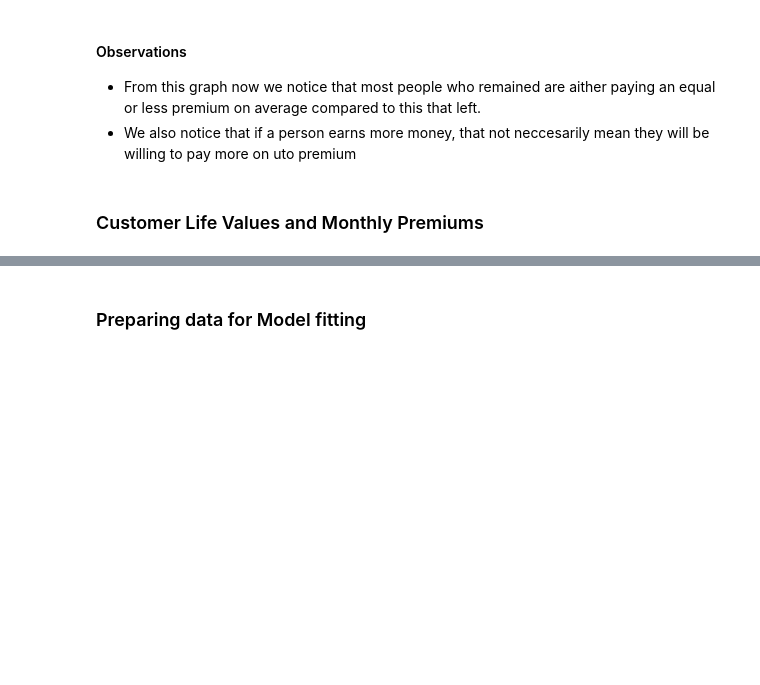
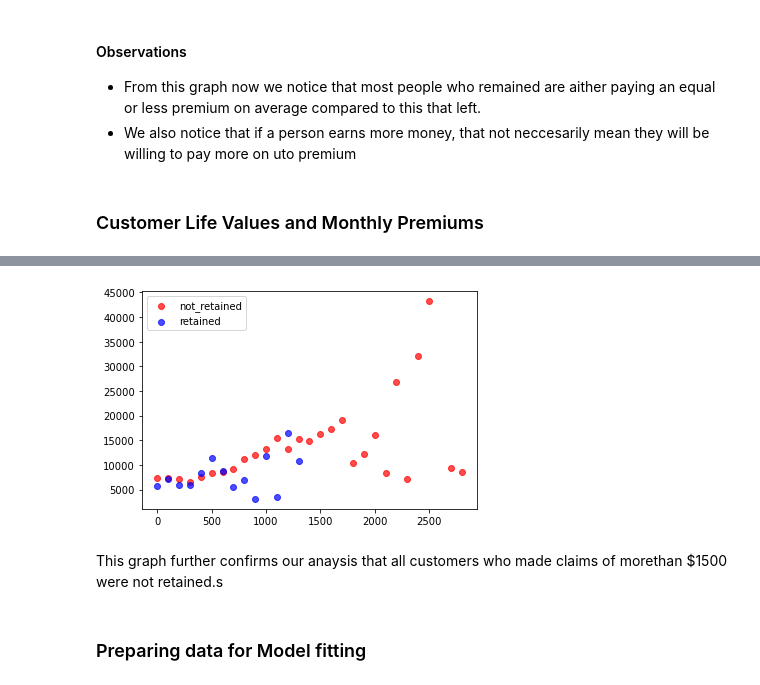
Before and after one commit to ASIVEMNQUMENI/retention, a Jupyter notebook: retention.ipynb, the cells around one changed output, grey strips where cells are left out. Saved outputs shown, nothing was run; the diff lists cells and outputs as text; code cells hidden in the pictures; blank space fills up the shorter version.

```diff
--- a/retention.ipynb
+++ b/retention.ipynb
@@ -195,0 +257,21 @@ px.scatter(x=df['Customer Lifetime Value'] ,y=df['Monthly Premium Auto'], color
+# %%
+def group_mean(dataframe,group):
+
+    meanclv = []
+    def mean_prem(Range1,Range2):
+        prem_inc = dataframe[np.logical_and(dataframe["Total Claim Amount"]>Range1,dataframe["Total Claim Amount"] <Range2)]
+        return prem_inc['Customer Lifetime Value'].mean()
+    tca_range = []
+    for i in range(0,3100,100):
+        tca_range.append(i)
+
+    MeanCLV = []
+    for n in range(0,len(tca_range)-1):
+        tca = mean_prem(tca_range[n],tca_range[n+1])
+        MeanCLV.append(tca)
+        r = {"tca_group":tca_range[n],f"mean_CLV-{group}":MeanCLV[n]}
+        meanclv.append(r)
+    mean_tca = pd.DataFrame(data = meanclv)
+    return mean_tca
+
+group_mean(df,"all").head()
@@ -196,3 +285,15 @@ px.scatter(x=df['Customer Lifetime Value'] ,y=df['Monthly Premium Auto'], color
+# %%
+not_retained_group = group_mean(not_retained,"Not_Retained").dropna()
+retained_group = group_mean(retained,"Retained").dropna()
+# %%
+plt.scatter(not_retained_group['tca_group'] , not_retained_group['mean_CLV-Not_Retained'], color='Red', label='not_retained',alpha = 0.7)
+plt.scatter(retained_group['tca_group'] ,retained_group['mean_CLV-Retained'], color='Blue', label='retained',alpha = 0.7)
+plt.legend()
+plt.show()
+# %% [output]
+[figure, added]
+# %% [markdown]
+This graph further confirms our anaysis that all customers who made claims of morethan $1500 were not retained.s
 # %% [markdown]
 ### Preparing data for Model fitting
 # %%
```
Also changed, not shown: parts of 12 cells of this notebook.
